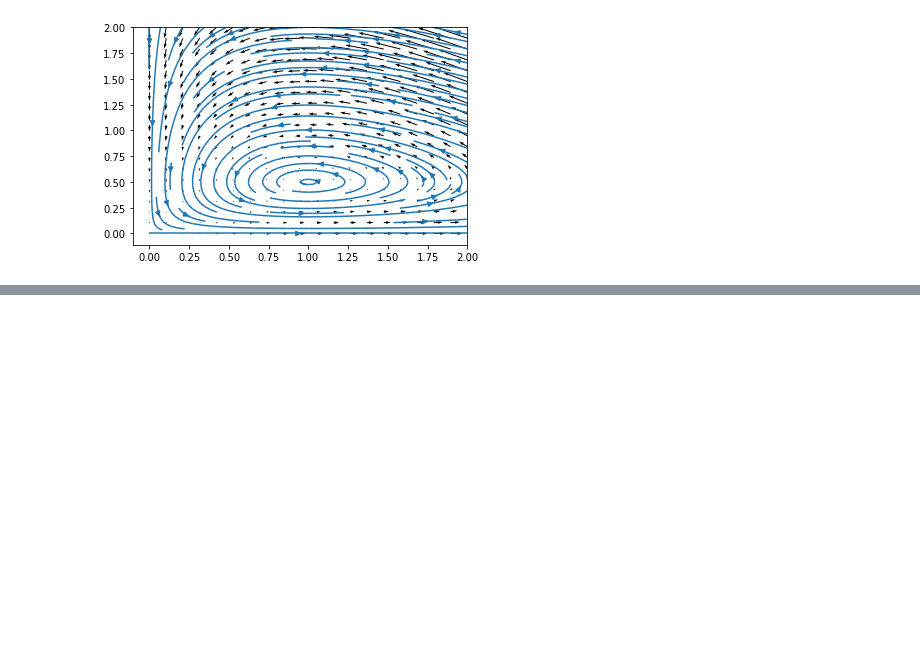
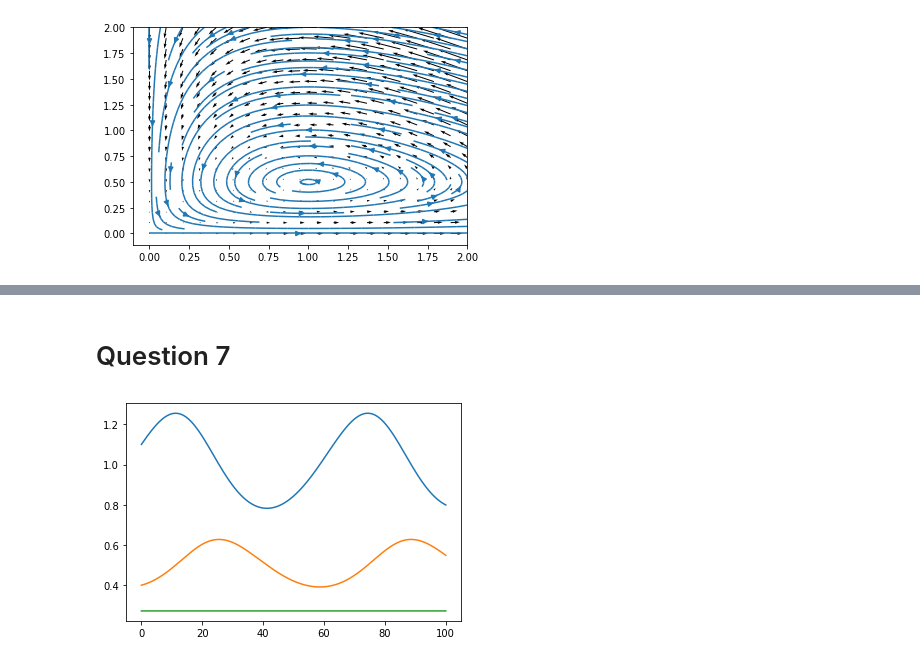
Before and after one commit to jedupau/Projet-numerique2, a Jupyter notebook: Projet-numerique2.ipynb, the cells around one changed output, grey strips where cells are left out. Drawn from its saved outputs; the diff is of its cells as text; code cells hidden in the pictures; blank space fills up the shorter version.

```diff
--- a/Projet-numerique2.ipynb
+++ b/Projet-numerique2.ipynb
@@ -58,0 +119,13 @@ plt.show()
+# %% [markdown]
+# Question 7
+# %%
+def f(t, X):
+    return np.array([X[0]*(alpha - beta*X[1]), -X[1]*(gamma - delta * X[0])])
+
+sol = solve_euler_explicit(f, np.array([1.1 ,0.4]), 0.001, 0, 100)
+
+plt.plot(sol[0], sol[1])
+plt.plot(sol[0], H(sol[1][:,0], sol[1][:,1]))
+plt.show()
+# %% [output]
+[figure, added]
```
Also changed, not shown: parts of 15 cells of this notebook.
